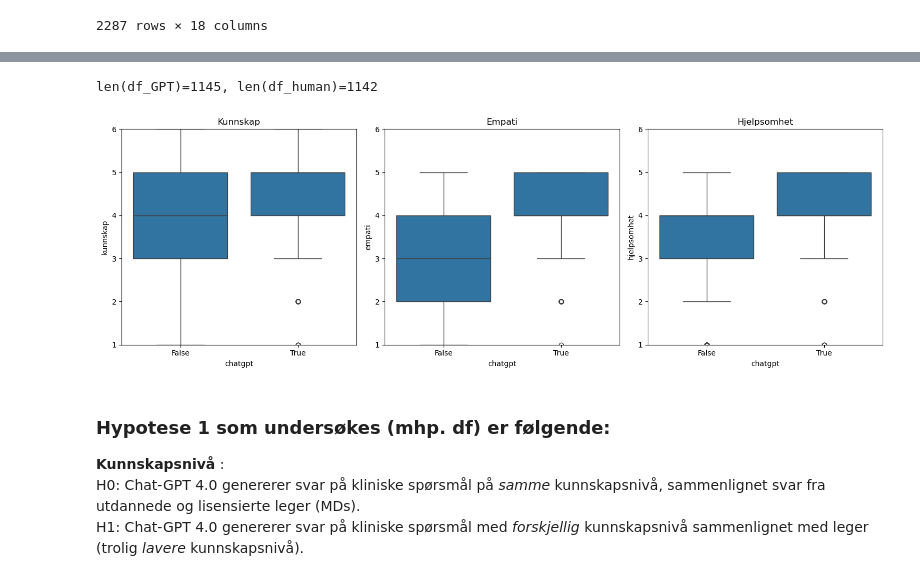
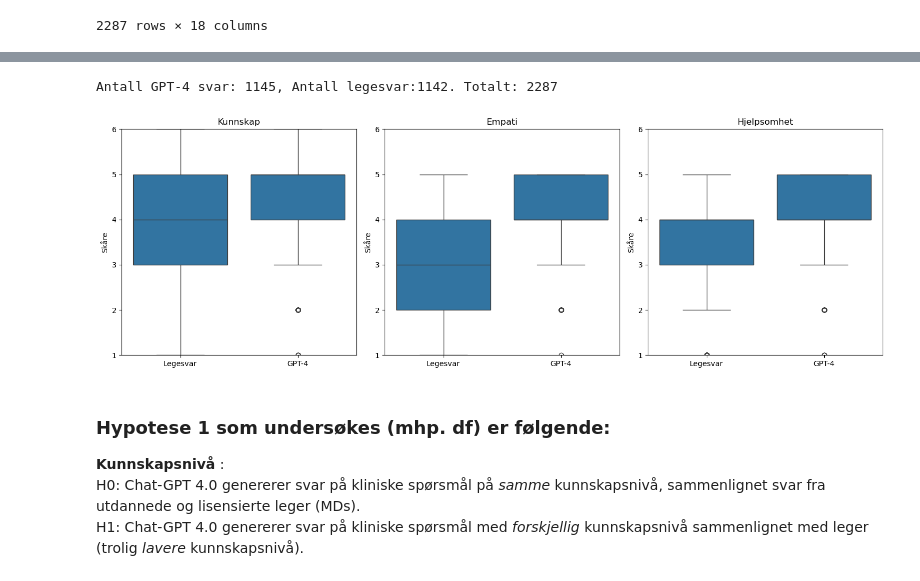
Before and after one commit to MMIV-ML/helseveileder, a Jupyter notebook: notebooks/1-analysis.ipynb, the cells around one changed output, grey strips where cells are left out. Drawn from its saved outputs; the diff is of its cells as text; code cells hidden in the pictures.

```diff
--- a/notebooks/1-analysis.ipynb
+++ b/notebooks/1-analysis.ipynb
@@ -153,28 +244,30 @@ df
 # %%
 df_GPT = df[df['chatgpt'] == True]
 df_human = df[df['chatgpt'] == False]
 
-print(f'len(df_GPT)={len(df_GPT)}, len(df_human)={len(df_human)}')
+print(f'Antall GPT-4 svar: {len(df_GPT)}, Antall legesvar:{len(df_human)}. Totalt: {len(df_GPT) + len(df_human)}')
 
 # Make a boxplot to compare the GPT and human responses for `kunnskap', 'empati` and 'hjelpsomhet'
 
 fig, ax = plt.subplots(1, 3, figsize=(15, 5))
 
-sns.boxplot(x='chatgpt', y='kunnskap', data=df, ax=ax[0])
-ax[0].set_title('Kunnskap')
+# Custom order and labels for x-axis
+order = [False, True]
+labels = ['Legesvar', 'GPT-4']
 
-sns.boxplot(x='chatgpt', y='empati', data=df, ax=ax[1])
-ax[1].set_title('Empati')
+for i, metric in enumerate(['kunnskap', 'empati', 'hjelpsomhet']):
+    sns.boxplot(x='chatgpt', y=metric, data=df, ax=ax[i], order=order)
+    ax[i].set_xticks([0, 1])
+    ax[i].set_xticklabels(labels)
+    ax[i].set_xlabel('')
+    ax[i].set_ylabel('Skåre')
+    ax[i].set_title(metric.capitalize())
+    ax[i].set_ylim(1, 6)
 
-sns.boxplot(x='chatgpt', y='hjelpsomhet', data=df, ax=ax[2])
-ax[2].set_title('Hjelpsomhet')
-
-for a in ax:
-    a.set_ylim(1, 6)
 plt.tight_layout()
 # %% [output]
-len(df_GPT)=1145, len(df_human)=1142
+Antall GPT-4 svar: 1145, Antall legesvar:1142. Totalt: 2287
-[figure, old version]
+[figure, new version]
 # %% [markdown]
 ### Hypotese 1 som undersøkes (mhp. df) er følgende:
 
```
Also changed, not shown: parts of 44 cells of this notebook.
